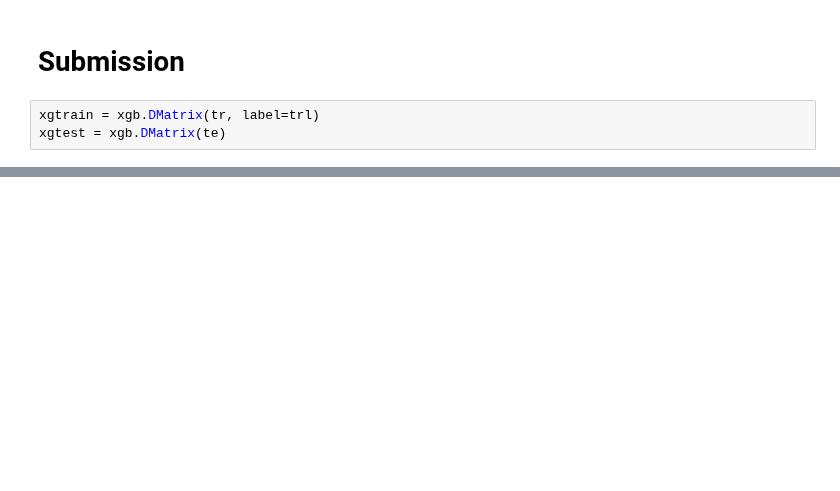
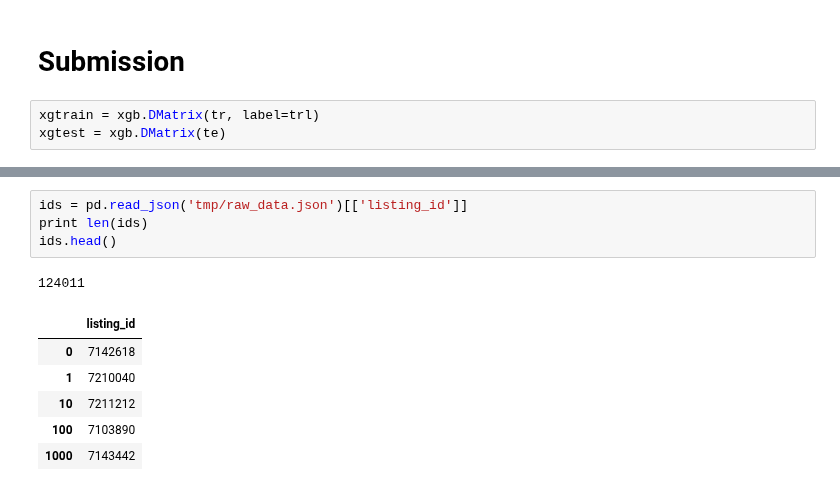
Before and after one commit to csizsek/kaggle-2s-rental-inq, a Jupyter notebook: 302_xgb_grid_search_on_combined.ipynb, the cells around one changed output, grey strips where cells are left out. Drawn from its saved outputs; the diff is of its cells as text; blank space fills up the shorter version.

```diff
--- a/302_xgb_grid_search_on_combined.ipynb
+++ b/302_xgb_grid_search_on_combined.ipynb
@@ -194,0 +205,12 @@ out_df.to_csv('output/xgb_7.csv', index=False)
+# %%
+ids = pd.read_json('tmp/raw_data.json')[['listing_id']]
+print len(ids)
+ids.head()
+# %% [output]
+124011
+|  | listing_id |
+| 0 | 7142618 |
+| 1 | 7210040 |
+| 10 | 7211212 |
+| 100 | 7103890 |
+| 1000 | 7143442 |
```
Also changed, not shown: parts of 13 cells of this notebook.
